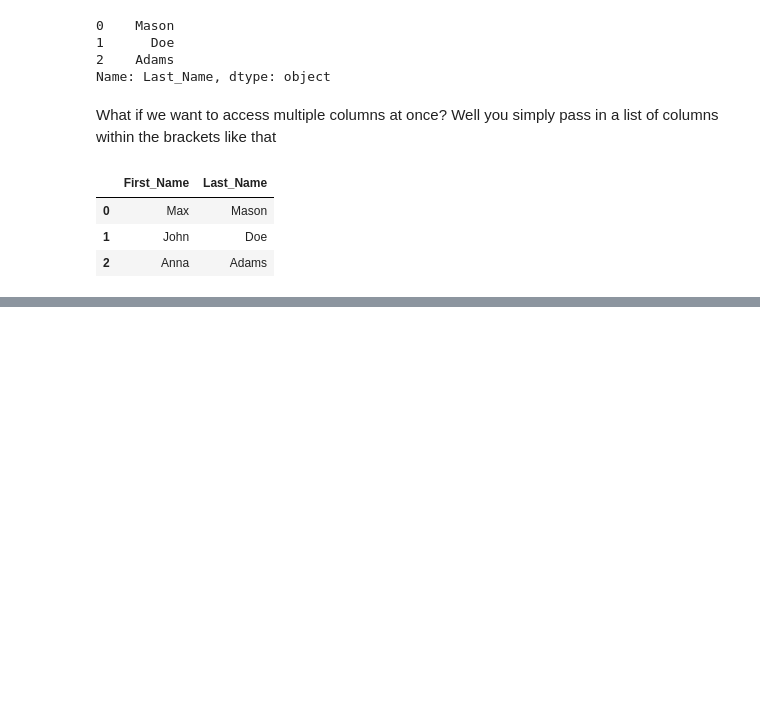
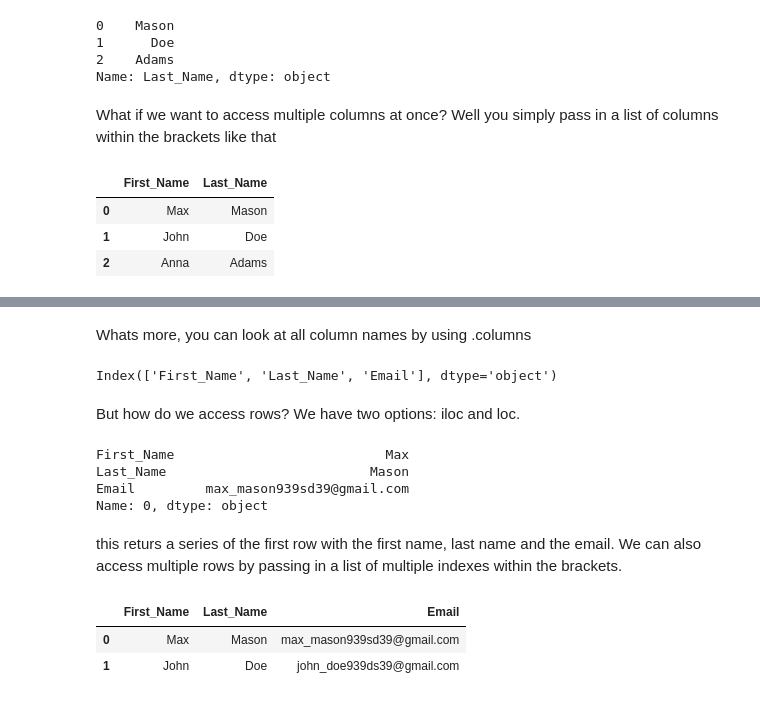
Before and after one commit to mitchxxmitch-code/Data-Cleaning-Tutorials, a Jupyter notebook: Data_Cleaning_Tutorial_1.ipynb, the cells around one changed output, grey strips where cells are left out. Drawn from its saved outputs; the diff is of its cells as text; code cells hidden in the pictures; blank space fills up the shorter version.

```diff
--- a/Data_Cleaning_Tutorial_1.ipynb
+++ b/Data_Cleaning_Tutorial_1.ipynb
@@ -239,0 +246,23 @@ As you can see the output is just the first and the last name.
+# %% [markdown]
+Whats more, you can look at all column names by using .columns
+# %%
+df.columns
+# %% [output]
+Index(['First_Name', 'Last_Name', 'Email'], dtype='object')
+# %% [markdown]
+But how do we access rows? We have two options: iloc and loc.
+# %%
+df.iloc[0]
+# %% [output]
+First_Name                           Max
+Last_Name                          Mason
+Email         max_mason939sd39@gmail.com
+Name: 0, dtype: object
+# %% [markdown]
+this returs a series of the first row with the first name, last name and the email. We can also access multiple rows by passing in a list of multiple indexes within the brackets.
+# %%
+df.iloc[[0,1]]
+# %% [output]
+|  | First_Name | Last_Name | Email |
+| 0 | Max | Mason | max_mason939sd39@gmail.com |
+| 1 | John | Doe | john_doe939ds39@gmail.com |
```
Also changed, not shown: parts of 3 cells of this notebook.
